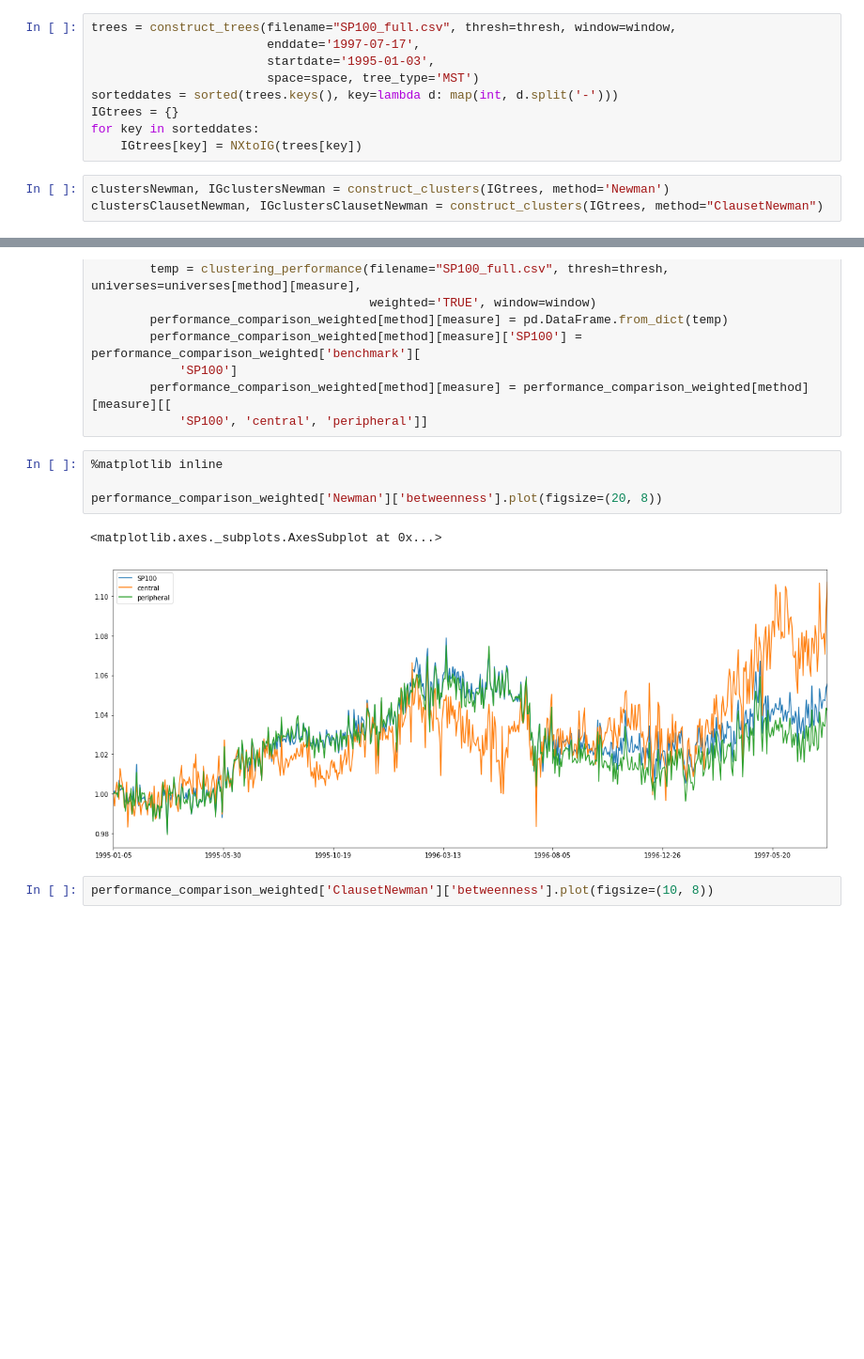
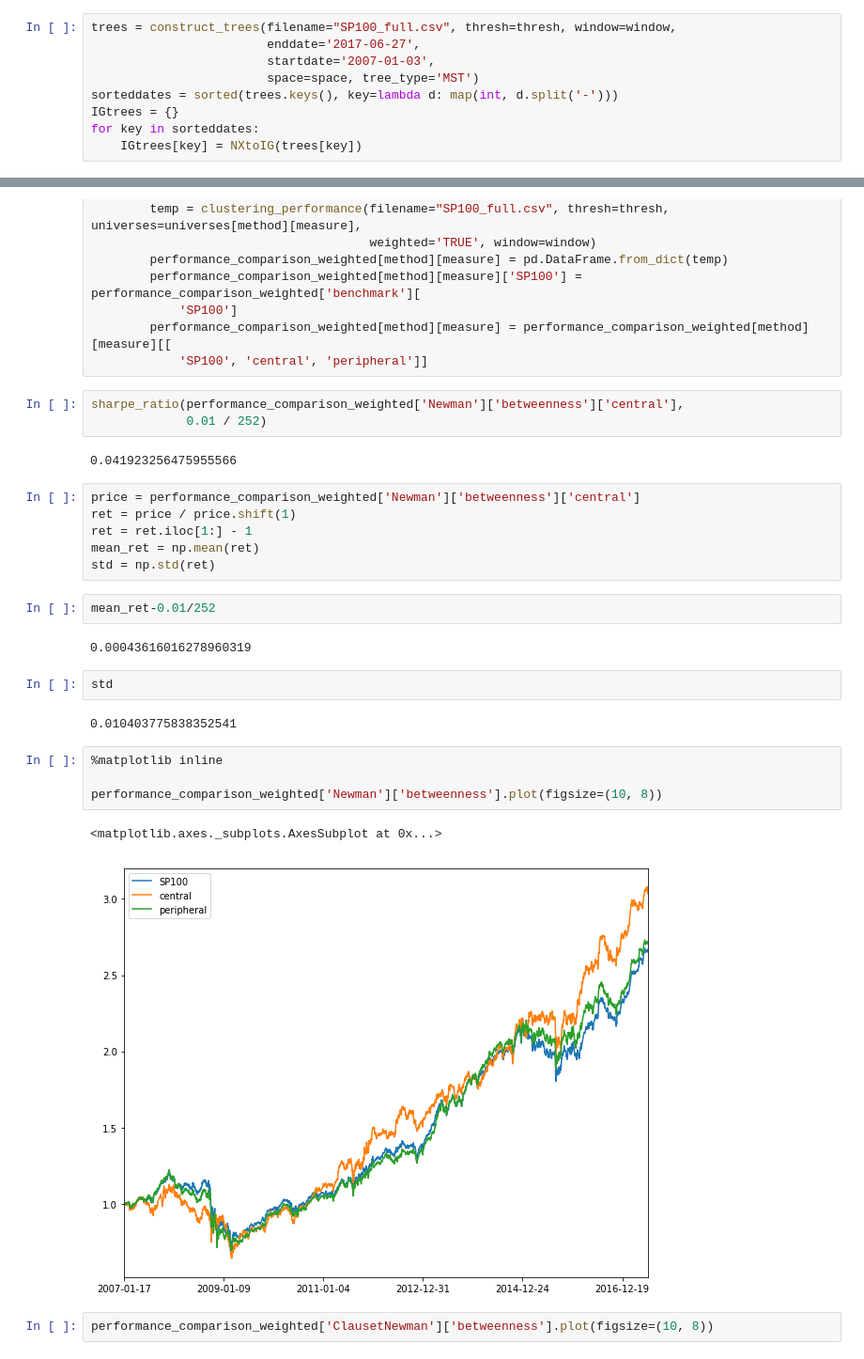
Before and after one commit to jasonhere/clustering-network, a Jupyter notebook: runningscript.ipynb, the cells around one changed output, grey strips where cells are left out. Shown: that part at 94% size. Cells and saved outputs as stored; diff of their text form; blank space fills up the shorter version.

Commit message:
Fixed bugs in performance functions. Way to calculate performance was incorrect.

```diff
--- a/runningscript.ipynb
+++ b/runningscript.ipynb
@@ -16,13 +16,10 @@ space = 10
 thresh = 95
 # %%
 trees = construct_trees(filename="SP100_full.csv", thresh=thresh, window=window,
-                        enddate='1997-07-17',
-                        startdate='1995-01-03',
+                        enddate='2017-06-27',
+                        startdate='2007-01-03',
                         space=space, tree_type='MST')
 sorteddates = sorted(trees.keys(), key=lambda d: map(int, d.split('-')))
 IGtrees = {}
 for key in sorteddates:
     IGtrees[key] = NXtoIG(trees[key])
-# %%
-clustersNewman, IGclustersNewman = construct_clusters(IGtrees, method='Newman')
-clustersClausetNewman, IGclustersClausetNewman = construct_clusters(IGtrees, method="ClausetNewman")
@@ -115,13 +90,32 @@ for method in ['Newman', 'ClausetNewman']:
             'SP100']
         performance_comparison_weighted[method][measure] = performance_comparison_weighted[method][measure][[
             'SP100', 'central', 'peripheral']]
+# %%
+sharpe_ratio(performance_comparison_weighted['Newman']['betweenness']['central'],
+             0.01 / 252)
+# %% [output]
+0.041923256475955566
+# %%
+price = performance_comparison_weighted['Newman']['betweenness']['central']
+ret = price / price.shift(1)
+ret = ret.iloc[1:] - 1
+mean_ret = np.mean(ret)
+std = np.std(ret)
+# %%
+mean_ret-0.01/252
+# %% [output]
+0.00043616016278960319
+# %%
+std
+# %% [output]
+0.010403775838352541
 # %%
 %matplotlib inline
 
-performance_comparison_weighted['Newman']['betweenness'].plot(figsize=(20, 8))
+performance_comparison_weighted['Newman']['betweenness'].plot(figsize=(10, 8))
 # %% [output]
 <matplotlib.axes._subplots.AxesSubplot at 0x...>
-[figure, old version]
+[figure, new version]
 # %%
 performance_comparison_weighted['ClausetNewman']['betweenness'].plot(figsize=(10, 8))
 # %% [output]
```
Also changed, not shown: parts of 5 cells of this notebook, 1 other file.
